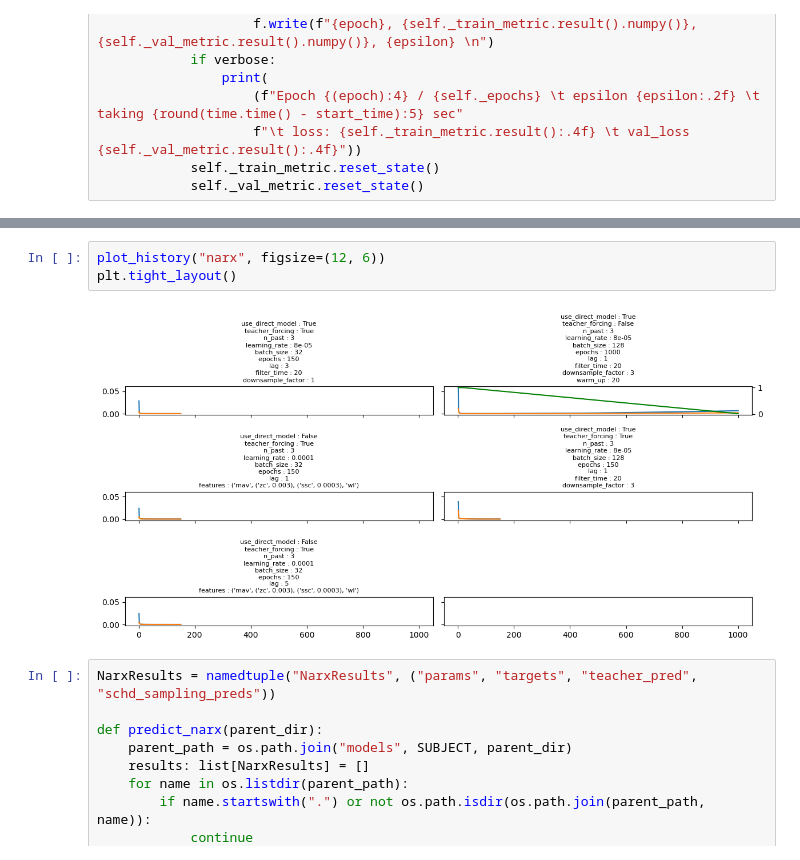
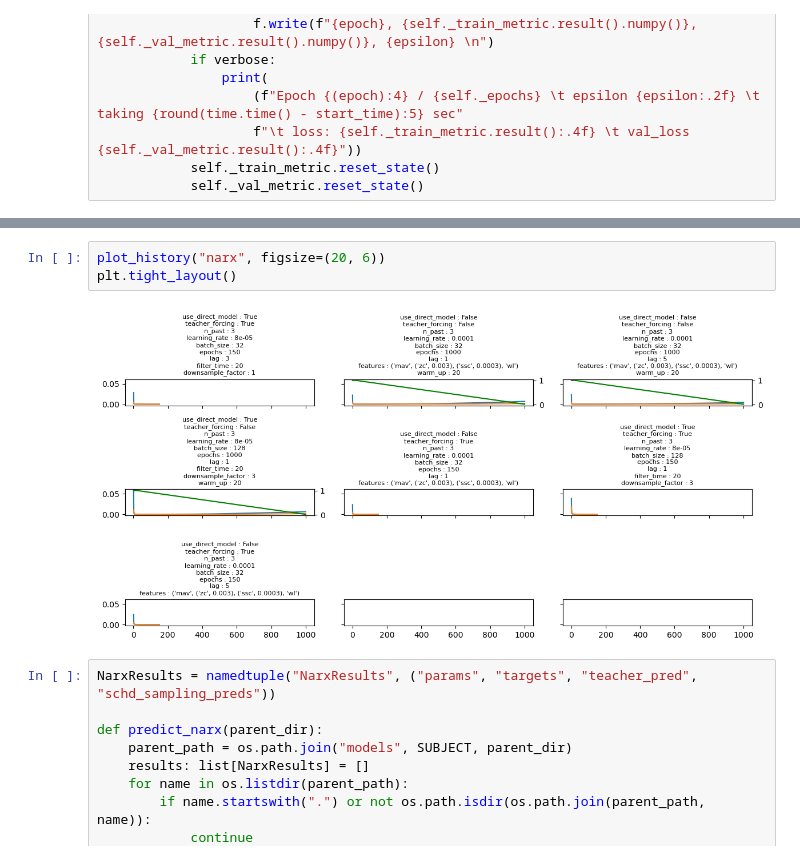
Before and after one commit to gjmm07/Masterthesis, a Jupyter notebook: JointAnglePrediction.ipynb, the cells around one changed output, grey strips where cells are left out. Cells and saved outputs as stored; diff of their text form.

Commit message:
narx predictions

```diff
--- a/JointAnglePrediction.ipynb
+++ b/JointAnglePrediction.ipynb
@@ -888,8 +894,8 @@ train_narx(False, False, n_past=3, epochs=1000, learning_rate=1e-4, batch_size=3
 # %%
-plot_history("narx", figsize=(12, 6))
+plot_history("narx", figsize=(20, 6))
 plt.tight_layout()
 # %% [output]
-[figure, old version]
+[figure, new version]
 # %%
 NarxResults = namedtuple("NarxResults", ("params", "targets", "teacher_pred", "schd_sampling_preds"))
 
```
Also changed, not shown: parts of 4 cells of this notebook, 7 other files.
